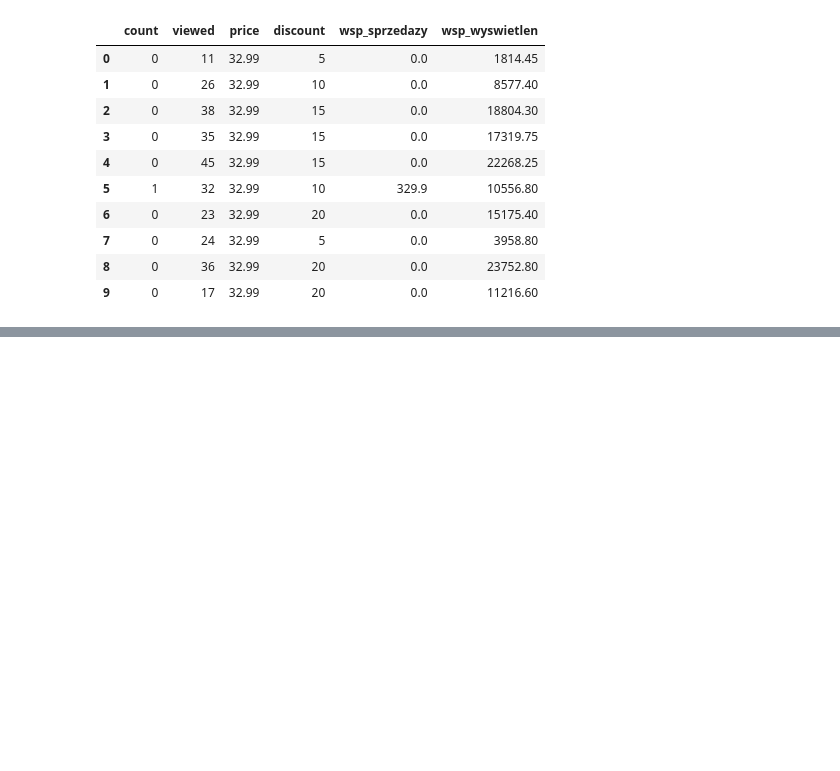
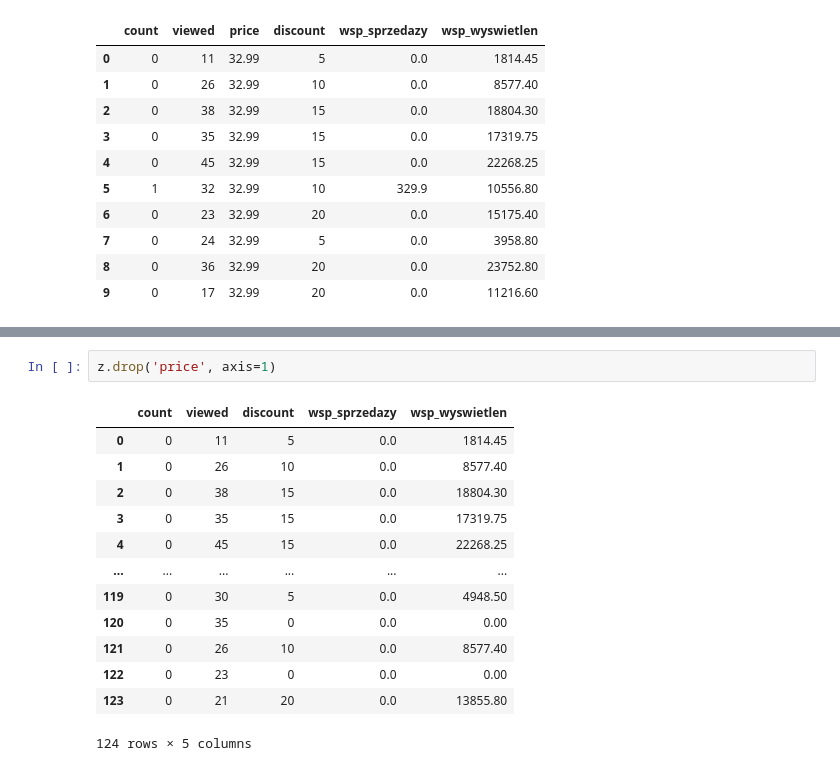
Before and after one commit to Rolkarolka/Delivery-optimization, a Jupyter notebook: notebooks/advanced_model.ipynb, the cells around one changed output, grey strips where cells are left out. Cells and saved outputs as stored; diff of their text form; blank space fills up the shorter version.

```diff
--- a/notebooks/advanced_model.ipynb
+++ b/notebooks/advanced_model.ipynb
@@ -501,0 +473,16 @@ z.head(10)
+# %%
+z.drop('price', axis=1)
+# %% [output]
+|  | count | viewed | discount | wsp_sprzedazy | wsp_wyswietlen |
+| 0 | 0 | 11 | 5 | 0.0 | 1814.45 |
+| 1 | 0 | 26 | 10 | 0.0 | 8577.40 |
+| 2 | 0 | 38 | 15 | 0.0 | 18804.30 |
+| 3 | 0 | 35 | 15 | 0.0 | 17319.75 |
+| 4 | 0 | 45 | 15 | 0.0 | 22268.25 |
+| ... | ... | ... | ... | ... | ... |
+| 119 | 0 | 30 | 5 | 0.0 | 4948.50 |
+| 120 | 0 | 35 | 0 | 0.0 | 0.00 |
+| 121 | 0 | 26 | 10 | 0.0 | 8577.40 |
+| 122 | 0 | 23 | 0 | 0.0 | 0.00 |
+| 123 | 0 | 21 | 20 | 0.0 | 13855.80 |
+124 rows × 5 columns
```
Also changed, not shown: parts of 16 cells of this notebook.
